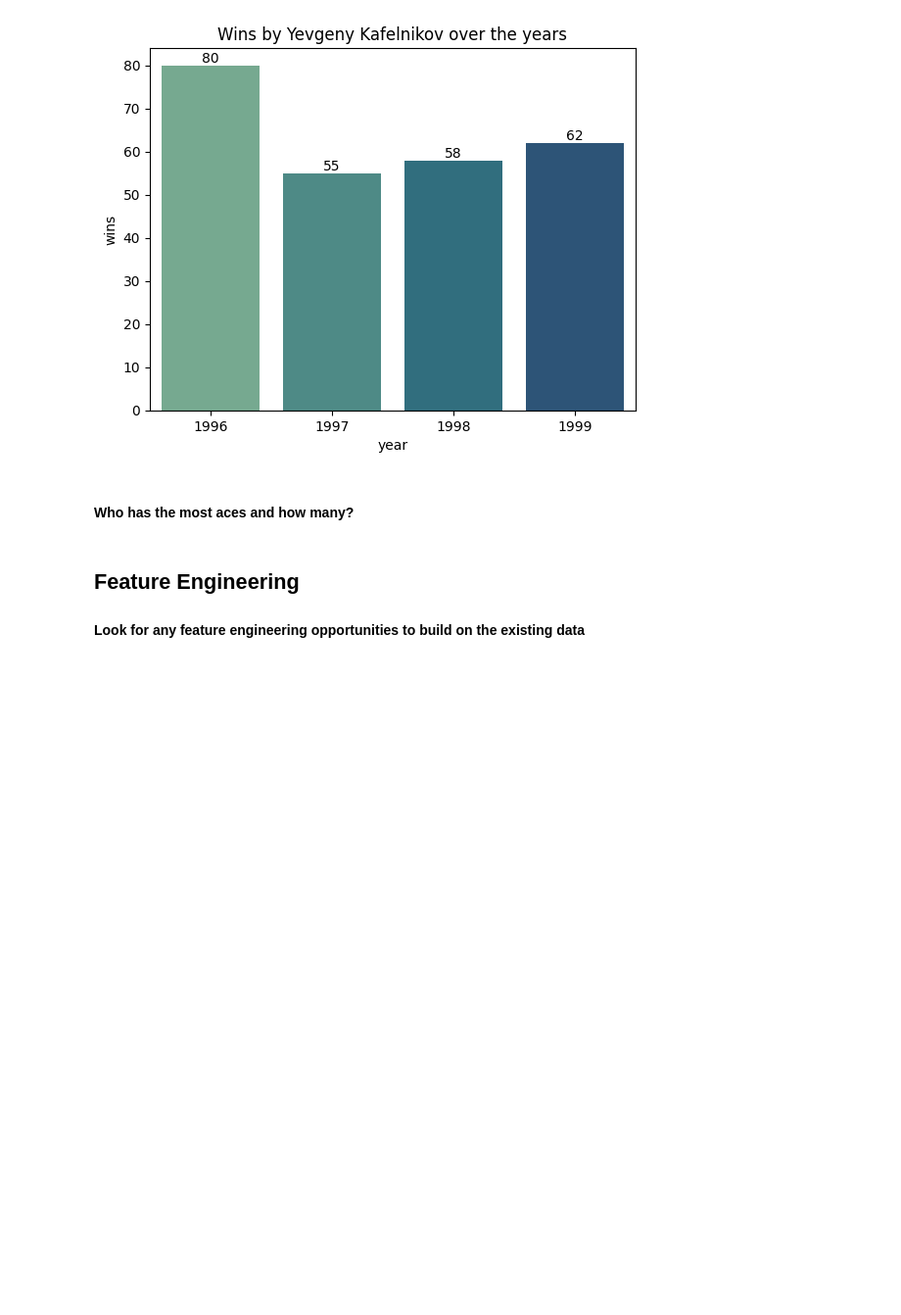
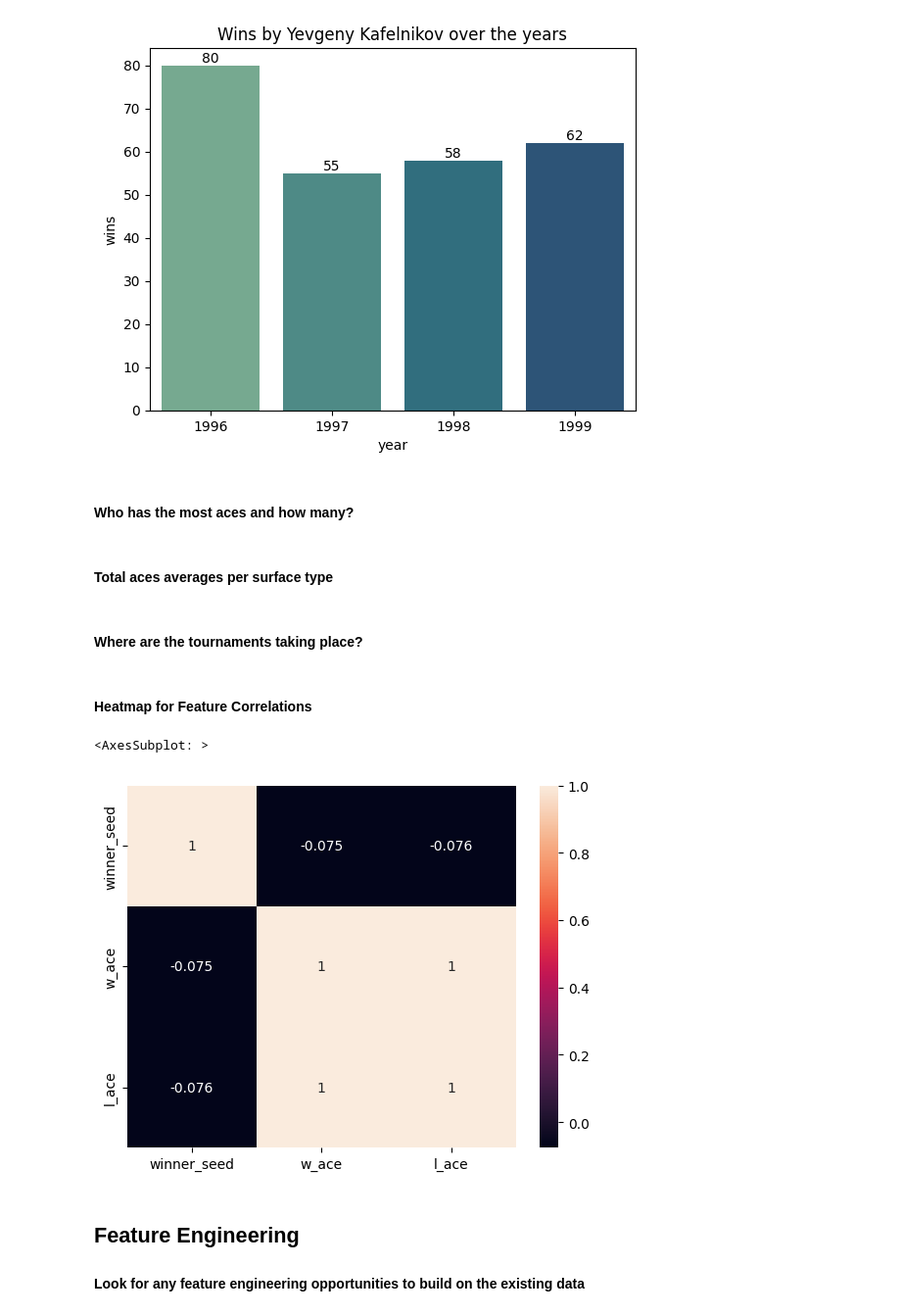
Before and after one commit to spencer130/COMP4447_FinalProject, a Jupyter notebook: FinalProject_Tennis.ipynb, the cells around one changed output. Shown at 98% size. Saved outputs shown, nothing was run; the diff lists cells and outputs as text; code cells hidden in the pictures; blank space fills up the shorter version.

```diff
--- a/FinalProject_Tennis.ipynb
+++ b/FinalProject_Tennis.ipynb
@@ -263,3 +263,7 @@ Name: winner_name, dtype: int64
 [figure]
 # %% [markdown]
 #### Who has the most aces and how many?
+# %% [markdown]
+#### Total aces averages per surface type
+# %% [markdown]
+#### Where are the tournaments taking place?
@@ -266,3 +272,13 @@ Name: winner_name, dtype: int64
+# %% [markdown]
+#### Heatmap for Feature Correlations
+# %%
+
+tennis_df_hm = tennis_df_subset[['winner_seed', 'w_ace', 'l_ace']]
+
+sns.heatmap(data=tennis_df_hm.corr(), annot=True)
+# %% [output]
+<AxesSubplot: >
+[figure, added]
 # %% [markdown]
 ## Feature Engineering
 
```
Also changed, not shown: parts of 5 cells of this notebook.
